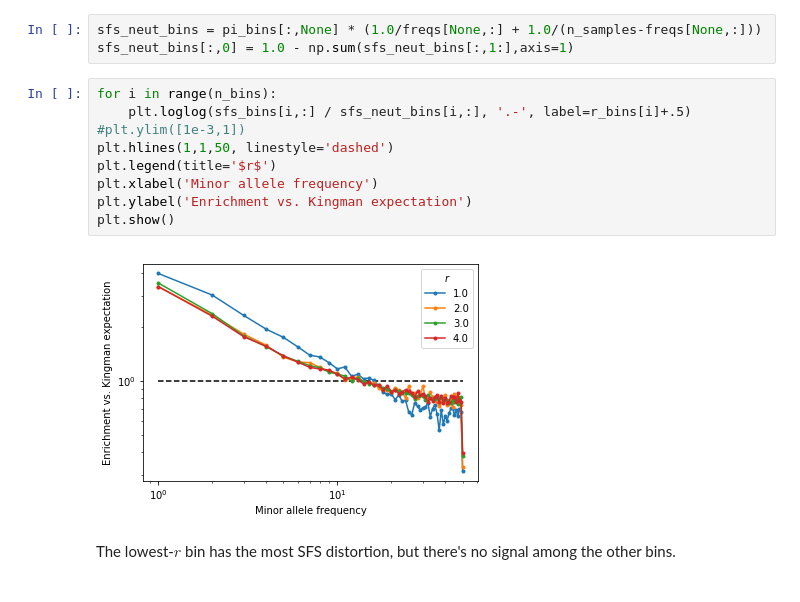
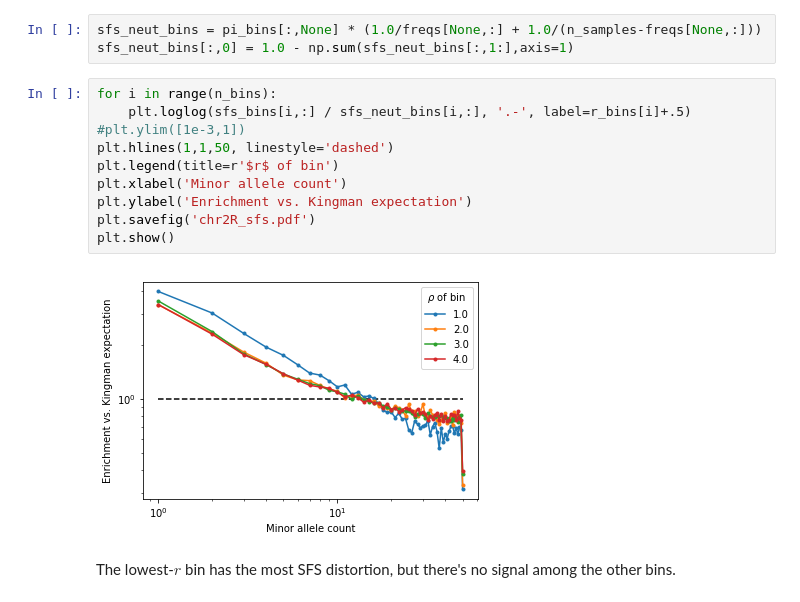
Before and after one commit to dp-rice/multiplemergers, a Jupyter notebook: notebooks/joint_sfs_by_r.ipynb, the cells around one changed output. Cells and saved outputs as stored; diff of their text form.

Commit message:
Add current results to manuscript draft. Update notebooks to make figures for manuscript. Add figures to git repo.

```diff
--- a/notebooks/joint_sfs_by_r.ipynb
+++ b/notebooks/joint_sfs_by_r.ipynb
@@ -214,13 +214,14 @@ sfs_neut_bins[:,0] = 1.0 - np.sum(sfs_neut_bins[:,1:],axis=1)
 # %%
 for i in range(n_bins):
     plt.loglog(sfs_bins[i,:] / sfs_neut_bins[i,:], '.-', label=r_bins[i]+.5)
 #plt.ylim([1e-3,1])
 plt.hlines(1,1,50, linestyle='dashed')
-plt.legend(title='$r$')
-plt.xlabel('Minor allele frequency')
+plt.legend(title=r'$r$ of bin')
+plt.xlabel('Minor allele count')
 plt.ylabel('Enrichment vs. Kingman expectation')
+plt.savefig('chr2R_sfs.pdf')
 plt.show()
 # %% [output]
-[figure, old version]
+[figure, new version]
 # %% [markdown]
 The lowest-$r$ bin has the most SFS distortion, but there's no signal among the other bins.
```
Also changed, not shown: parts of 8 cells of this notebook, 15 other files.
